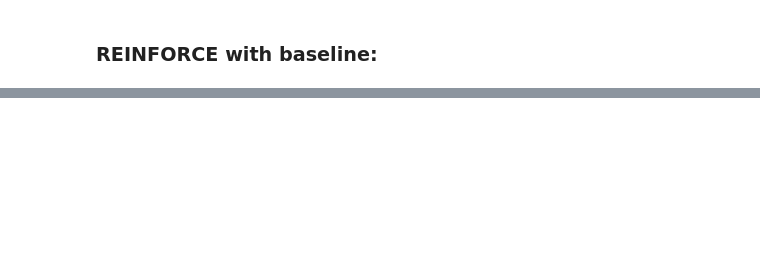
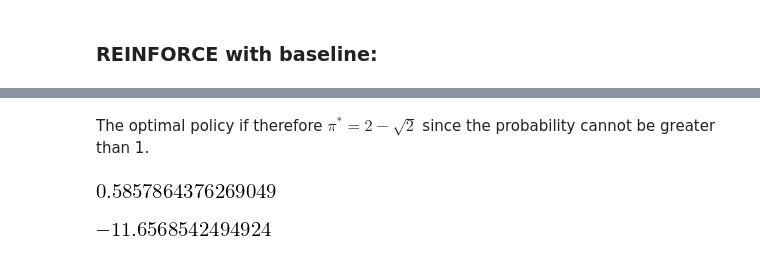
Before and after one commit to tprunarsson/Reiknigreind2018, a Jupyter notebook: pg.ipynb, the cells around one changed output, grey strips where cells are left out. Saved outputs shown, nothing was run; the diff lists cells and outputs as text; code cells hidden in the pictures; blank space fills up the shorter version.

```diff
--- a/pg.ipynb
+++ b/pg.ipynb
@@ -157,0 +230,12 @@ We look now at the actor critic he will use a action-value function
+# %% [markdown]
+The optimal policy if therefore $\pi^* = 2-\sqrt{2}$ since the probability cannot be greater than 1.
+# %%
+optimal_pi = -np.sqrt(2)+2
+optimal_pi
+# %% [output]
+[figure, added]
+# %%
+optimal_Vs = expr[Vs].subs(pi,optimal_pi)
+optimal_Vs
+# %% [output]
+[figure, added]
```
Also changed, not shown: parts of 13 cells of this notebook.
